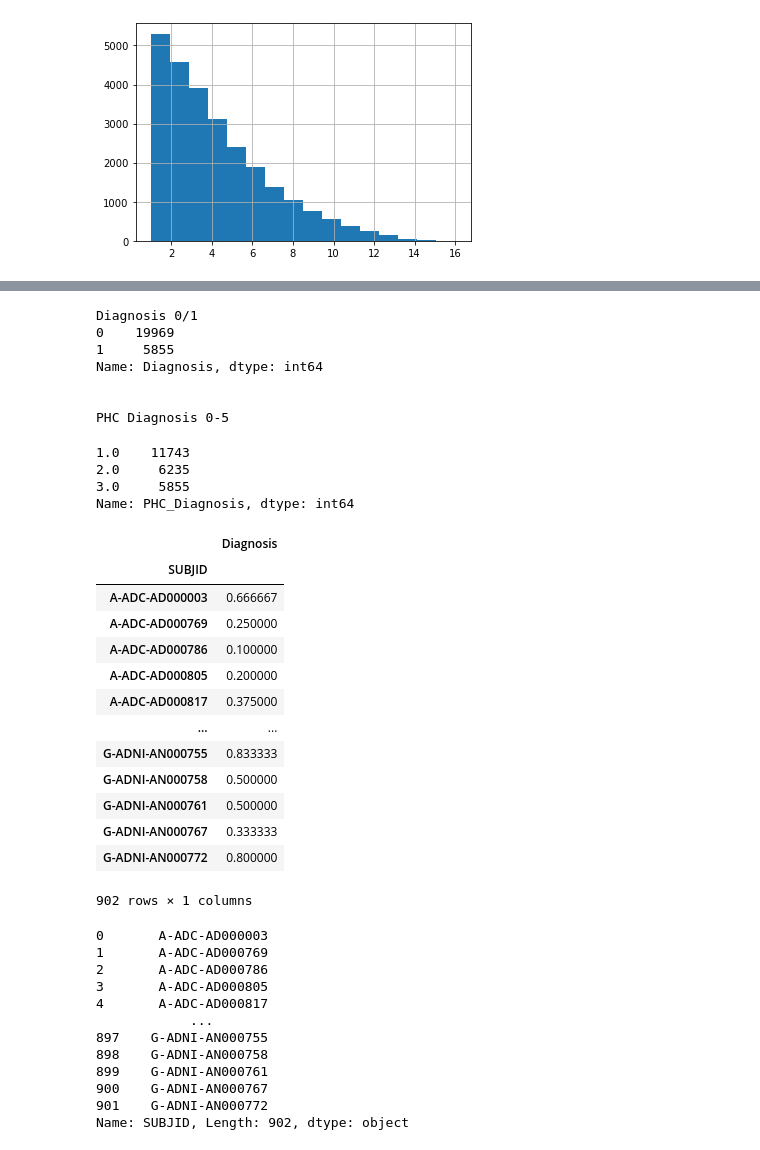
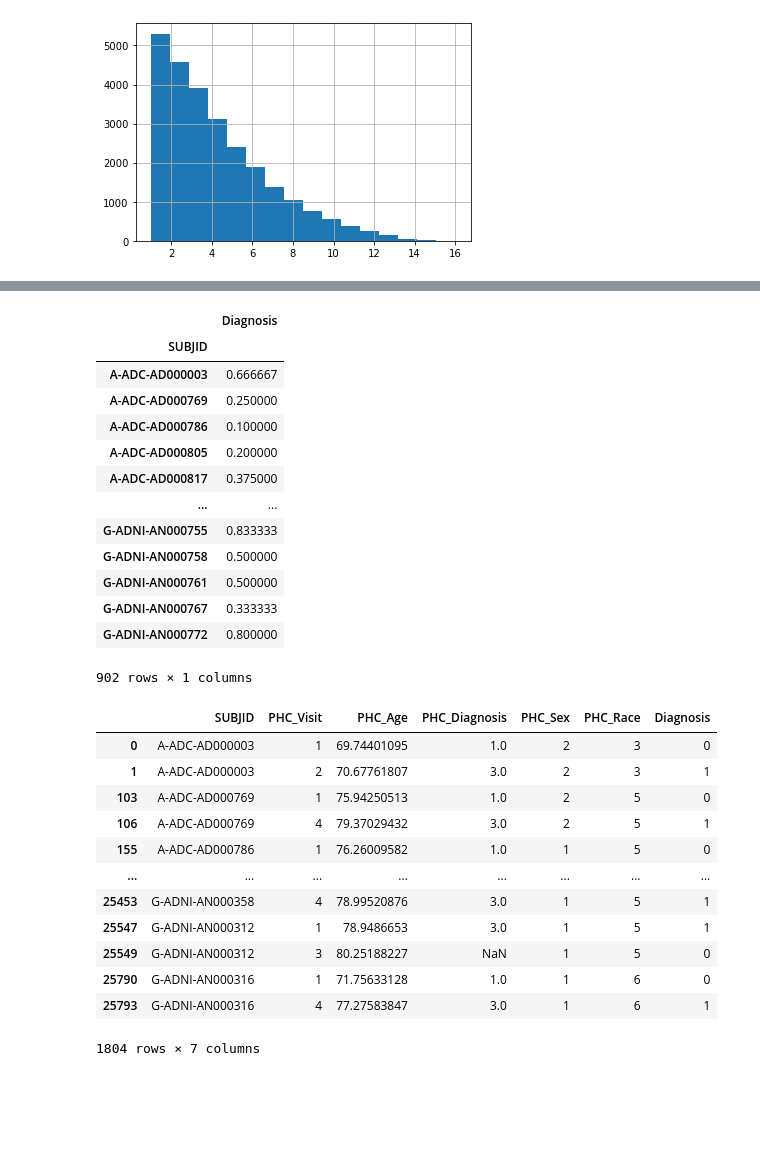
Before and after one commit to teresa-sansan/ADSP_polyfun, a Jupyter notebook: analysis/survival.ipynb, the cells around one changed output, grey strips where cells are left out. Cells and saved outputs as stored; diff of their text form; code cells hidden in the pictures; blank space fills up the shorter version.

```diff
--- a/analysis/survival.ipynb
+++ b/analysis/survival.ipynb
@@ -67,39 +89,20 @@ new_pheno['Diagnosis'] = new_pheno['PHC_Diagnosis'].apply(lambda x: 1 if x == 3
-# %%
-print('Diagnosis 0/1')
-print(new_pheno.Diagnosis.value_counts())
-
-print('\n')
-print('PHC Diagnosis 0-5')
-pheno.PHC_Diagnosis.value_counts()
-# %% [output]
-Diagnosis 0/1
-0    19969
-1     5855
-Name: Diagnosis, dtype: int64
-
-
-PHC Diagnosis 0-5
-1.0    11743
-2.0     6235
-3.0     5855
-Name: PHC_Diagnosis, dtype: int64
 # %%
+# extract the samples whose diagnosis changed
 change_status= pd.DataFrame(new_pheno.groupby('SUBJID')['Diagnosis'].mean())
 ID_change_status = pd.Series(change_status[(change_status.Diagnosis > 0 )& (change_status.Diagnosis <1)].index)
+change_status[(change_status.Diagnosis > 0 )& (change_status.Diagnosis <1)]
+# %% [output]
+|  | Diagnosis |
+| SUBJID |  |
+| A-ADC-AD000003 | 0.666667 |
+| A-ADC-AD000769 | 0.250000 |
+| A-ADC-AD000786 | 0.100000 |
+| A-ADC-AD000805 | 0.200000 |
+| A-ADC-AD000817 | 0.375000 |
+| ... | ... |
+| G-ADNI-AN000755 | 0.833333 |
+| G-ADNI-AN000758 | 0.500000 |
+| G-ADNI-AN000761 | 0.500000 |
+| G-ADNI-AN000767 | 0.333333 |
+| G-ADNI-AN000772 | 0.800000 |
+902 rows × 1 columns
-# %%
-change_status[(change_status.Diagnosis > 0 )& (change_status.Diagnosis <1)]
-# %% [output]
-|  | Diagnosis |
-| SUBJID |  |
-| A-ADC-AD000003 | 0.666667 |
-| A-ADC-AD000769 | 0.250000 |
-| A-ADC-AD000786 | 0.100000 |
-| A-ADC-AD000805 | 0.200000 |
-| A-ADC-AD000817 | 0.375000 |
-| ... | ... |
-| G-ADNI-AN000755 | 0.833333 |
-| G-ADNI-AN000758 | 0.500000 |
-| G-ADNI-AN000761 | 0.500000 |
-| G-ADNI-AN000767 | 0.333333 |
-| G-ADNI-AN000772 | 0.800000 |
-902 rows × 1 columns
@@ -106,15 +117,16 @@ change_status[(change_status.Diagnosis > 0 )& (change_status.Diagnosis <1)]
 # %%
-ID_change_status
+changed_diag
 # %% [output]
+|  | SUBJID | PHC_Visit | PHC_Age | PHC_Diagnosis | PHC_Sex | PHC_Race | Diagnosis |
+| 0 | A-ADC-AD000003 | 1 | 69.74401095 | 1.0 | 2 | 3 | 0 |
+| 1 | A-ADC-AD000003 | 2 | 70.67761807 | 3.0 | 2 | 3 | 1 |
+| 103 | A-ADC-AD000769 | 1 | 75.94250513 | 1.0 | 2 | 5 | 0 |
+| 106 | A-ADC-AD000769 | 4 | 79.37029432 | 3.0 | 2 | 5 | 1 |
+| 155 | A-ADC-AD000786 | 1 | 76.26009582 | 1.0 | 1 | 5 | 0 |
+| ... | ... | ... | ... | ... | ... | ... | ... |
+| 25453 | G-ADNI-AN000358 | 4 | 78.99520876 | 3.0 | 1 | 5 | 1 |
+| 25547 | G-ADNI-AN000312 | 1 | 78.9486653 | 3.0 | 1 | 5 | 1 |
+| 25549 | G-ADNI-AN000312 | 3 | 80.25188227 | NaN | 1 | 5 | 0 |
+| 25790 | G-ADNI-AN000316 | 1 | 71.75633128 | 1.0 | 1 | 6 | 0 |
+| 25793 | G-ADNI-AN000316 | 4 | 77.27583847 | 3.0 | 1 | 6 | 1 |
-0       A-ADC-AD000003
-1       A-ADC-AD000769
-2       A-ADC-AD000786
-3       A-ADC-AD000805
-4       A-ADC-AD000817
-            ...
-897    G-ADNI-AN000755
-898    G-ADNI-AN000758
-899    G-ADNI-AN000761
-900    G-ADNI-AN000767
-901    G-ADNI-AN000772
-Name: SUBJID, Length: 902, dtype: object
+1804 rows × 7 columns
```
Also changed, not shown: parts of 5 cells of this notebook.
